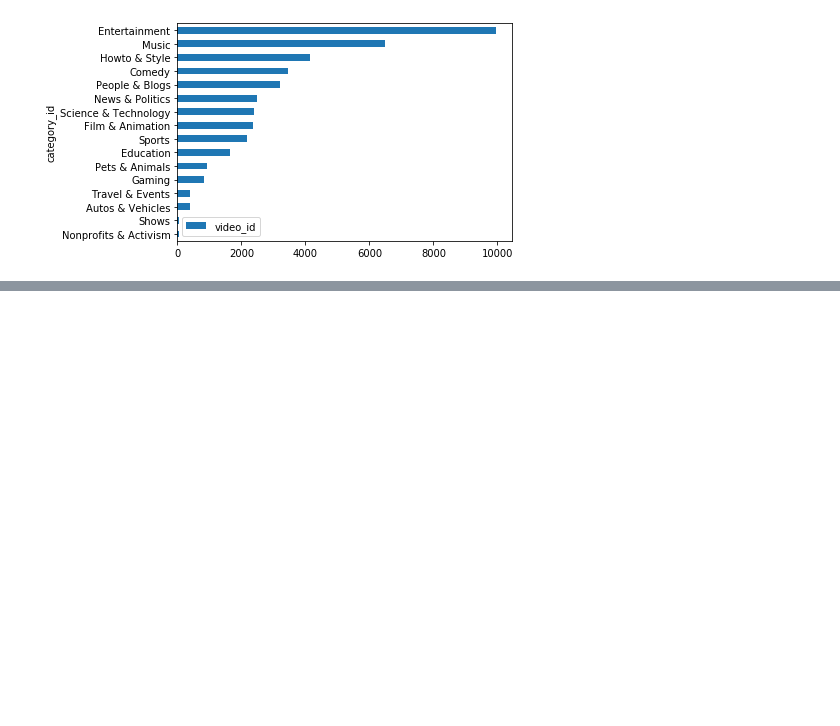
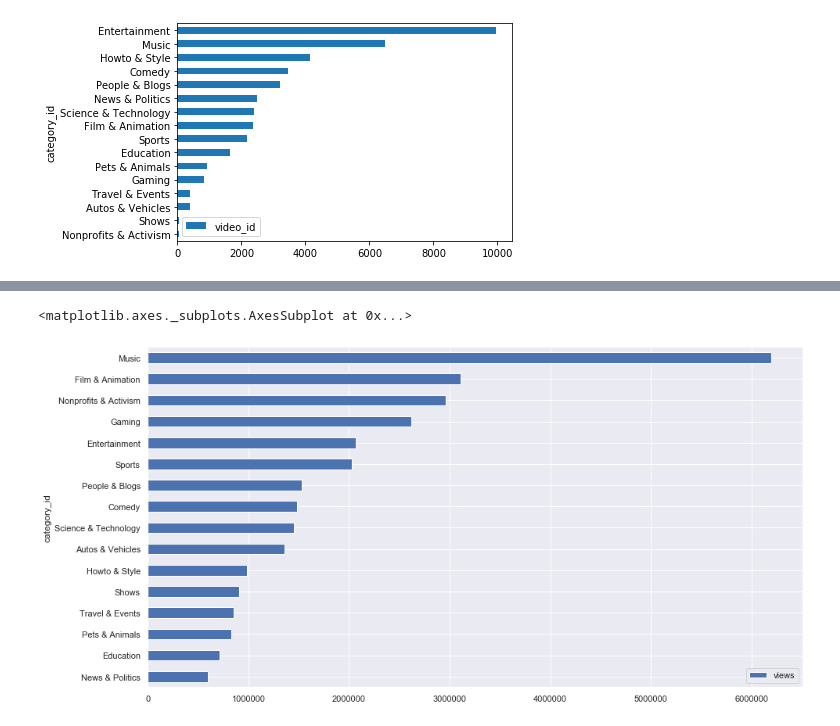
Before and after one commit to loc-vu/yt-trends, a Jupyter notebook: Correlation Analysis.ipynb, the cells around one changed output, grey strips where cells are left out. Drawn from its saved outputs; the diff is of its cells as text; code cells hidden in the pictures; blank space fills up the shorter version.

```diff
--- a/Correlation Analysis.ipynb
+++ b/Correlation Analysis.ipynb
@@ -204,0 +273,5 @@ fig.show()
+# %%
+us_data.groupby("category_id").mean().sort_values('views').plot(kind='barh', y='views', figsize=(15,8))
+# %% [output]
+<matplotlib.axes._subplots.AxesSubplot at 0x...>
+[figure, added]
```
Also changed, not shown: parts of 19 cells of this notebook.
